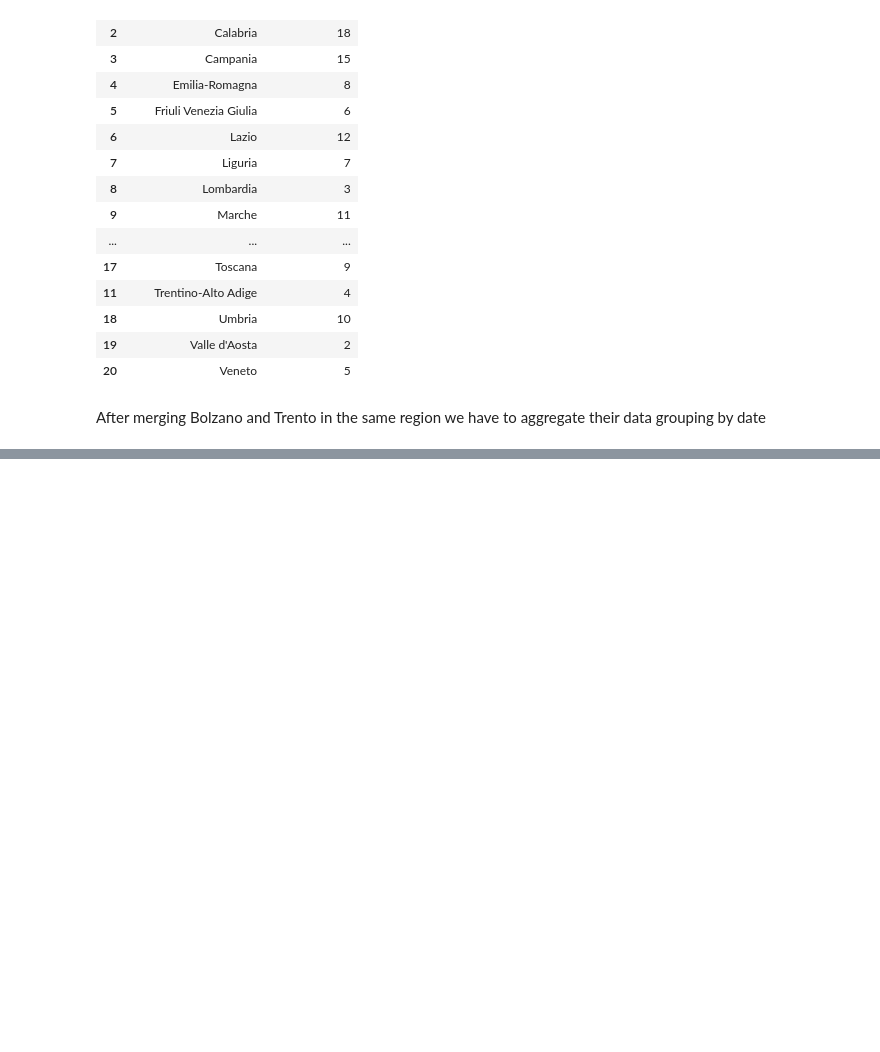
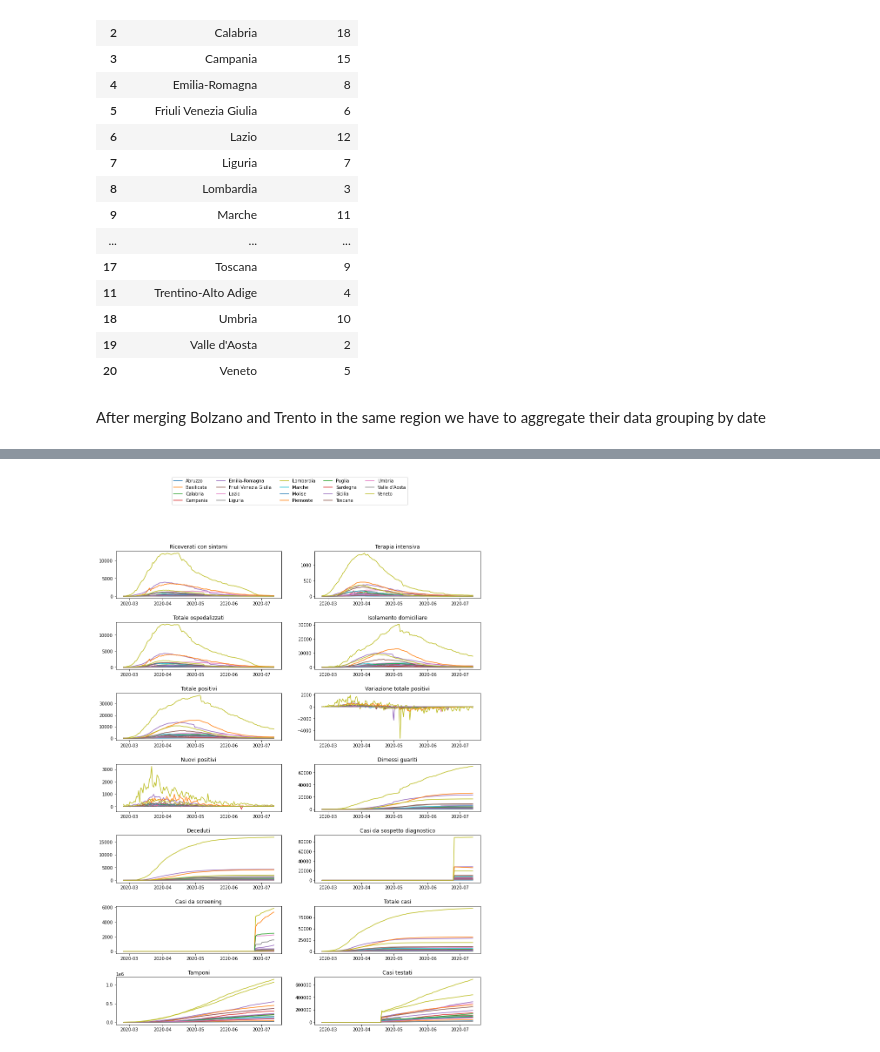
Before and after one commit to valentino-marano/MassiveData, a Jupyter notebook: marano-marano.ipynb, the cells around one changed output, grey strips where cells are left out. Cells and saved outputs as stored; diff of their text form; code cells hidden in the pictures; blank space fills up the shorter version.

```diff
--- a/marano-marano.ipynb
+++ b/marano-marano.ipynb
@@ -681,7 +562,0 @@ The real regions of the region have the correct number of dates (rows), so we ca
-# %%
-regions.drop(regions[regions['denominazione_provincia'].isin(('Fuori Regione / Provincia Autonoma',\
-                                                           'In fase di definizione',\
-                                                           'In fase di definizione/aggiornamento'))].index,\
-            inplace = True)
-
-display(regions.groupby(['denominazione_regione', 'codice_regione']).nunique()[['codice_provincia', 'denominazione_provincia']])
@@ -833,0 +563,9 @@ The more graphics, descriptions and Pandas manipulation you experiment the bette
+# %%
+trentino = regions.loc[regions.codice_regione == 4].groupby(['data', \
+                                                             'stato', \
+                                                             'codice_regione', \
+                                                             'denominazione_regione', \
+                                                             'lat', 'long'], \
+                                                            as_index = False).sum().copy()
+regions.drop(regions.loc[regions.codice_regione == 4].index, inplace = True)
+regions.append(trentino)
@@ -833,0 +661,21 @@ The more graphics, descriptions and Pandas manipulation you experiment the bette
+# %%
+%matplotlib inline
+num = 0
+fig = plt.figure(figsize = (15, 20))
+plt.subplots_adjust(hspace = 0.5, wspace = 0.2)
+for column in regions.columns[6:-1]:
+    num += 1
+    plt.subplot(7, 2, num)
+
+    for region in regions.denominazione_regione.unique():
+        cur_region = regions.loc[regions.denominazione_regione == region]
+        plt.plot('data', column, data = cur_region, label = region)
+
+    plt.title(column.replace('_', ' ').capitalize())
+
+
+lines, labels = fig.axes[0].get_legend_handles_labels()
+fig.legend(lines, labels, loc = 'upper center', ncol = 5);
+plt.show()
+# %% [output]
+[figure, added]
```
Also changed, not shown: parts of 72 cells of this notebook, 2 other files.
